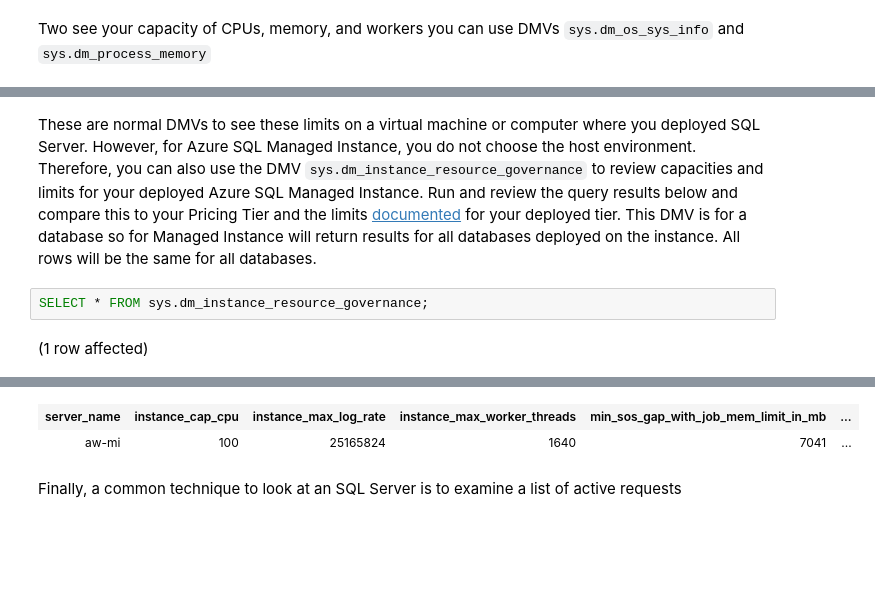
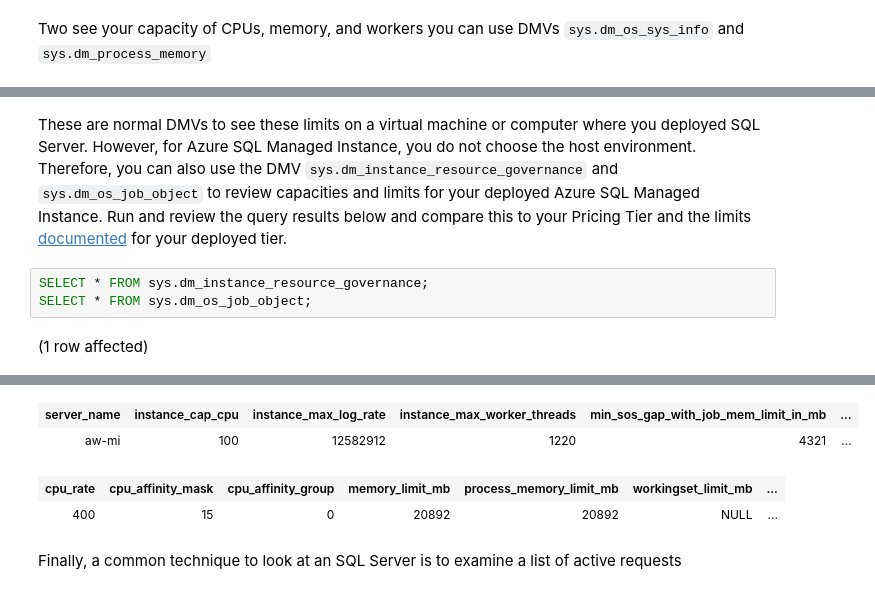
Before and after one commit to microsoft/sqlworkshops-azuresqlworkshop, a Jupyter notebook: azuresqlworkshop/02-DeployAndConfigure/verifydeployment/VerifyDeployment-MI.ipynb, the cells around one changed output, grey strips where cells are left out. Saved outputs shown, nothing was run; the diff lists cells and outputs as text; blank space fills up the shorter version.

```diff
--- a/azuresqlworkshop/02-DeployAndConfigure/verifydeployment/VerifyDeployment-MI.ipynb
+++ b/azuresqlworkshop/02-DeployAndConfigure/verifydeployment/VerifyDeployment-MI.ipynb
@@ -108,8 +108,9 @@ Total execution time: 00:00:01.512
 | physical_memory_in_use_kb | large_page_allocations_kb | locked_page_allocations_kb | total_virtual_address_space_kb | virtual_address_space_reserved_kb | ... |
 | 189152 | 0 | 0 | 137438953344 | 24888384 | ... |
 # %% [markdown]
-These are normal DMVs to see these limits on a virtual machine or computer where you deployed SQL Server. However, for Azure SQL Managed Instance, you do not choose the host environment. Therefore, you can also use the DMV `sys.dm_instance_resource_governance` to review capacities and limits for your deployed Azure SQL Managed Instance. Run and review the query results below and compare this to your Pricing Tier and the limits [documented](https://docs.microsoft.com/en-us/azure/sql-database/sql-database-managed-instance-resource-limits) for your deployed tier. This DMV is for a database so for Managed Instance will return results for all databases deployed on the instance. All rows will be the same for all databases.
+These are normal DMVs to see these limits on a virtual machine or computer where you deployed SQL Server. However, for Azure SQL Managed Instance, you do not choose the host environment. Therefore, you can also use the DMV `sys.dm_instance_resource_governance` and  `sys.dm_os_job_object` to review capacities and limits for your deployed Azure SQL Managed Instance. Run and review the query results below and compare this to your Pricing Tier and the limits [documented](https://docs.microsoft.com/en-us/azure/sql-database/sql-database-managed-instance-resource-limits) for your deployed tier.
 # %%
 SELECT * FROM sys.dm_instance_resource_governance;
+SELECT * FROM sys.dm_os_job_object;
 # %% [output]
 (1 row affected)
@@ -117,5 +119,7 @@ Total execution time: 00:00:00.096
 | server_name | instance_cap_cpu | instance_max_log_rate | instance_max_worker_threads | min_sos_gap_with_job_mem_limit_in_mb | ... |
-| aw-mi | 100 | 25165824 | 1640 | 7041 | ... |
+| aw-mi | 100 | 12582912 | 1220 | 4321 | ... |
+| cpu_rate | cpu_affinity_mask | cpu_affinity_group | memory_limit_mb | process_memory_limit_mb | workingset_limit_mb | ... |
+| 400 | 15 | 0 | 20892 | 20892 | NULL | ... |
 # %% [markdown]
 Finally, a common technique to look at an SQL Server is to examine a list of active requests
 # %%
```
Also changed, not shown: parts of 1 cell of this notebook.
